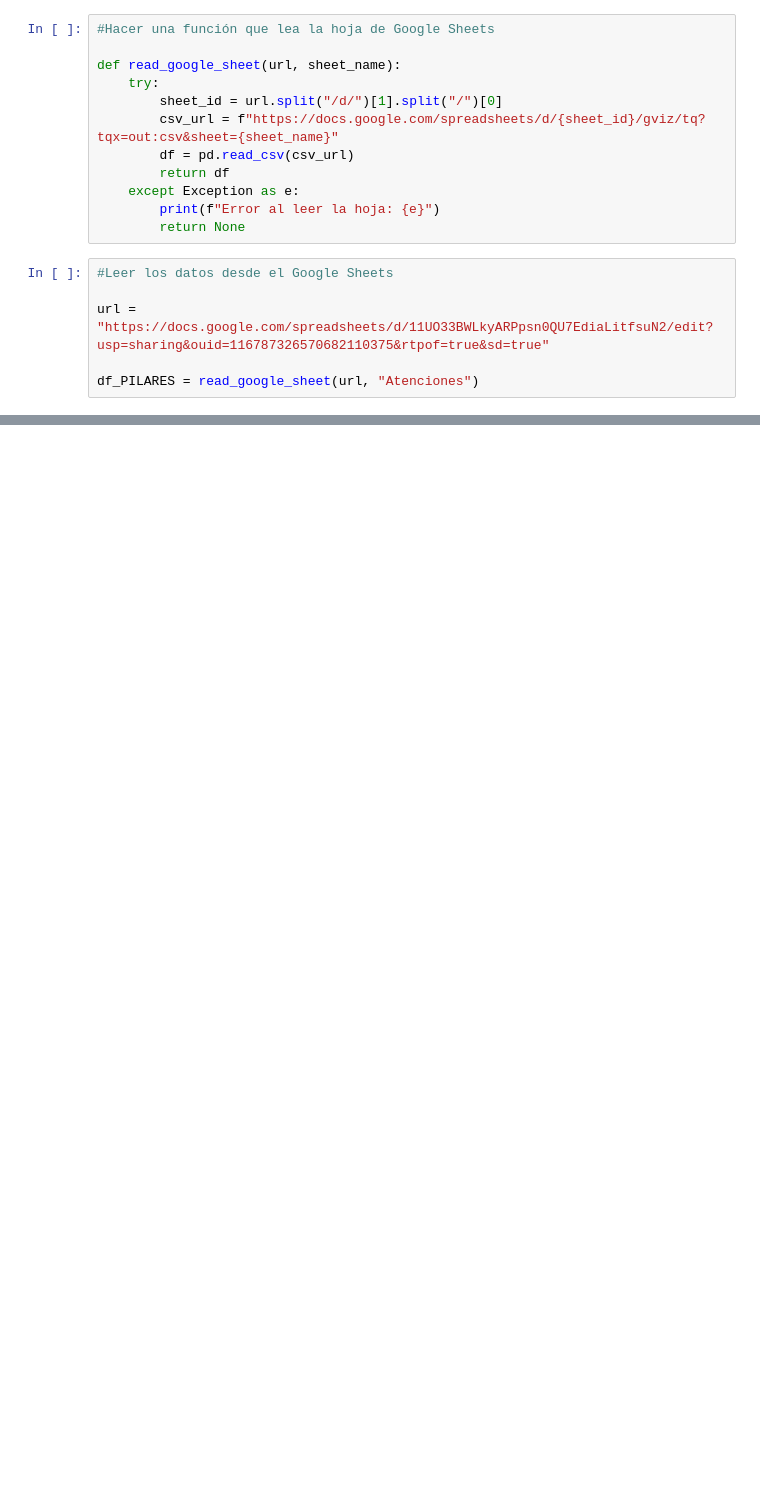
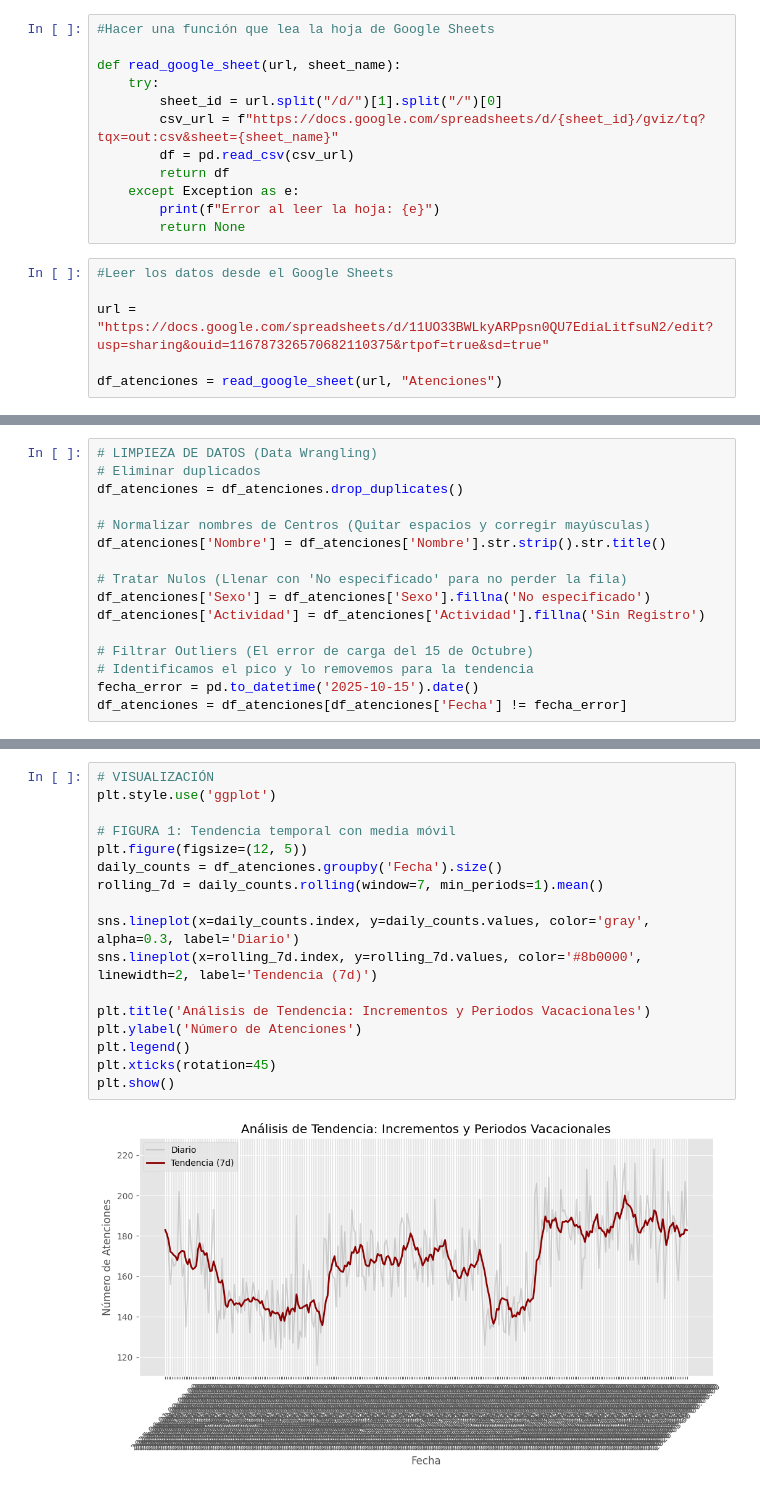
Before and after one commit to jorge-reynam/Reporte-de-atenciones, a Jupyter notebook: Reporte_de_usuarios_SECTEI.ipynb, the cells around one changed output, grey strips where cells are left out. Cells and saved outputs as stored; diff of their text form; blank space fills up the shorter version.

```diff
--- a/Reporte_de_usuarios_SECTEI.ipynb
+++ b/Reporte_de_usuarios_SECTEI.ipynb
@@ -28,4 +30,4 @@ def read_google_sheet(url, sheet_name):
 
 url = "https://docs.google.com/spreadsheets/d/11UO33BWLkyARPpsn0QU7EdiaLitfsuN2/edit?usp=sharing&ouid=116787326570682110375&rtpof=true&sd=true"
 
-df_PILARES = read_google_sheet(url, "Atenciones")
+df_atenciones = read_google_sheet(url, "Atenciones")
@@ -31,0 +55,16 @@ df_PILARES = read_google_sheet(url, "Atenciones")
+# %%
+# LIMPIEZA DE DATOS (Data Wrangling)
+# Eliminar duplicados
+df_atenciones = df_atenciones.drop_duplicates()
+
+# Normalizar nombres de Centros (Quitar espacios y corregir mayúsculas)
+df_atenciones['Nombre'] = df_atenciones['Nombre'].str.strip().str.title()
+
+# Tratar Nulos (Llenar con 'No especificado' para no perder la fila)
+df_atenciones['Sexo'] = df_atenciones['Sexo'].fillna('No especificado')
+df_atenciones['Actividad'] = df_atenciones['Actividad'].fillna('Sin Registro')
+
+# Filtrar Outliers (El error de carga del 15 de Octubre)
+# Identificamos el pico y lo removemos para la tendencia
+fecha_error = pd.to_datetime('2025-10-15').date()
+df_atenciones = df_atenciones[df_atenciones['Fecha'] != fecha_error]
@@ -31,0 +111,19 @@ df_PILARES = read_google_sheet(url, "Atenciones")
+# %%
+# VISUALIZACIÓN
+plt.style.use('ggplot')
+
+# FIGURA 1: Tendencia temporal con media móvil
+plt.figure(figsize=(12, 5))
+daily_counts = df_atenciones.groupby('Fecha').size()
+rolling_7d = daily_counts.rolling(window=7, min_periods=1).mean()
+
+sns.lineplot(x=daily_counts.index, y=daily_counts.values, color='gray', alpha=0.3, label='Diario')
+sns.lineplot(x=rolling_7d.index, y=rolling_7d.values, color='#8b0000', linewidth=2, label='Tendencia (7d)')
+
+plt.title('Análisis de Tendencia: Incrementos y Periodos Vacacionales')
+plt.ylabel('Número de Atenciones')
+plt.legend()
+plt.xticks(rotation=45)
+plt.show()
+# %% [output]
+[figure, added]
```
Also changed, not shown: parts of 17 cells of this notebook.
